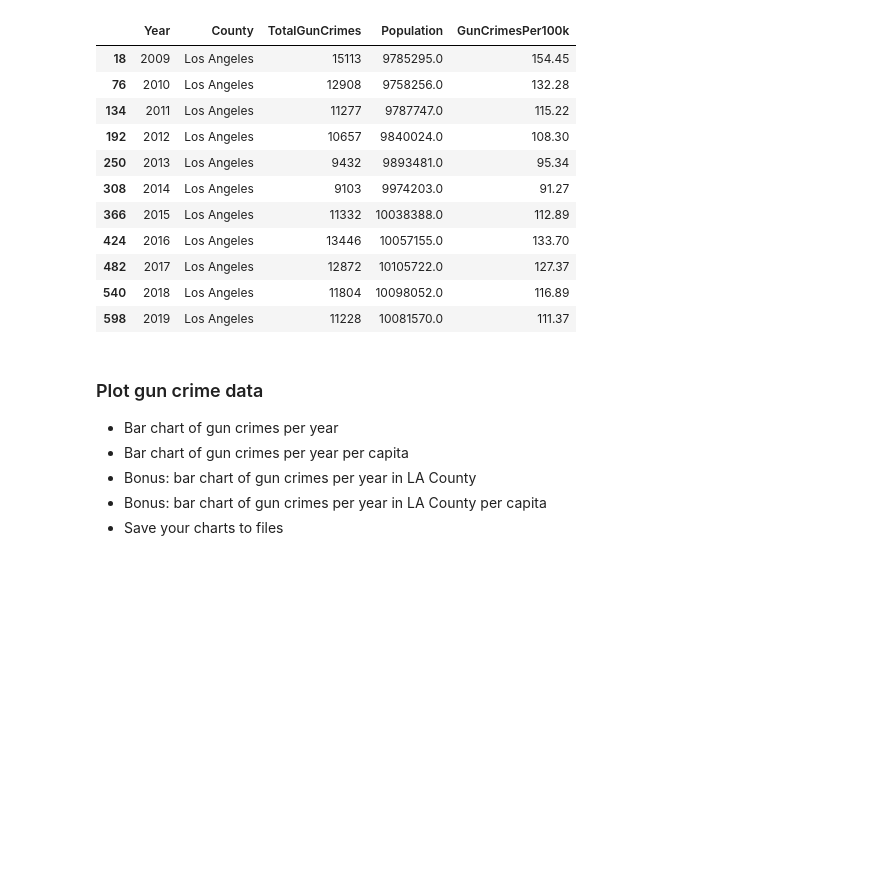
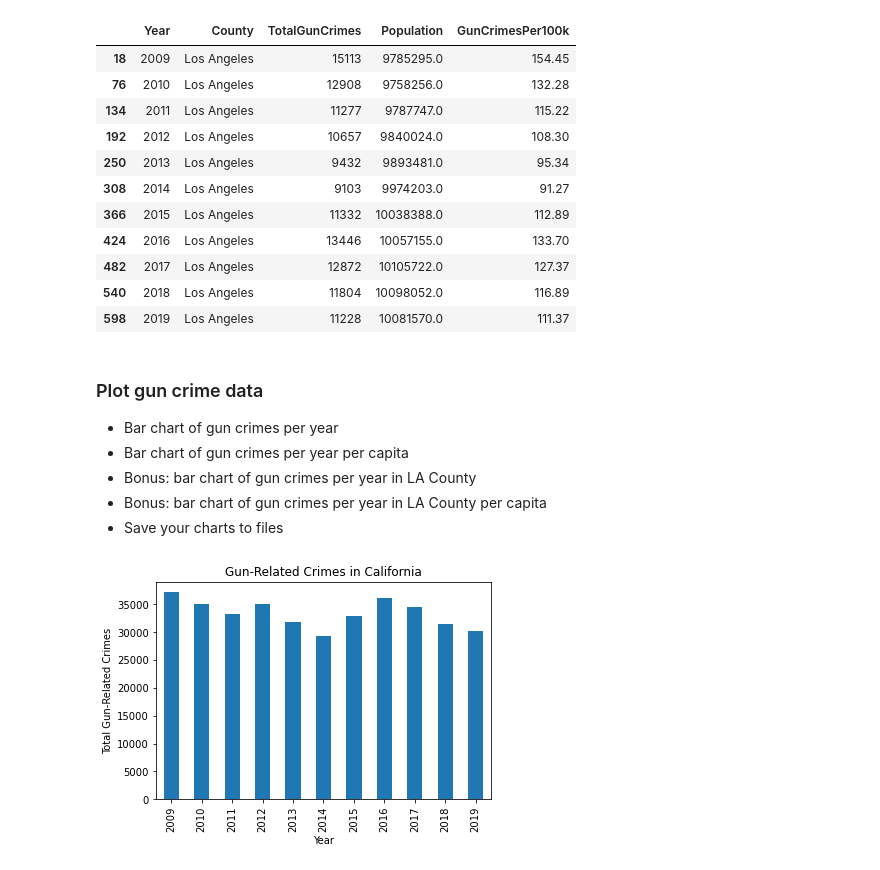
Before and after one commit to jakemperry/project1-crimedata, a Jupyter notebook: JMP_GunCrimeOverTime.ipynb, the cells around one changed output. Drawn from its saved outputs; the diff is of its cells as text; code cells hidden in the pictures; blank space fills up the shorter version.

Commit message:
added plots

```diff
--- a/JMP_GunCrimeOverTime.ipynb
+++ b/JMP_GunCrimeOverTime.ipynb
@@ -183,3 +183,11 @@ LAGunsYears
 - Bonus: bar chart of gun crimes per year in LA County
 - Bonus: bar chart of gun crimes per year in LA County per capita
 - Save your charts to files
+# %%
+#Bar chart of CA gun grimes per year
+gunCrimeByYear.plot(kind="bar")
+plt.ylabel('Total Gun-Related Crimes')
+plt.title('Gun-Related Crimes in California')
+plt.show()
+# %% [output]
+[figure, added]
```
Also changed, not shown: parts of 7 cells of this notebook, 1 other file.
